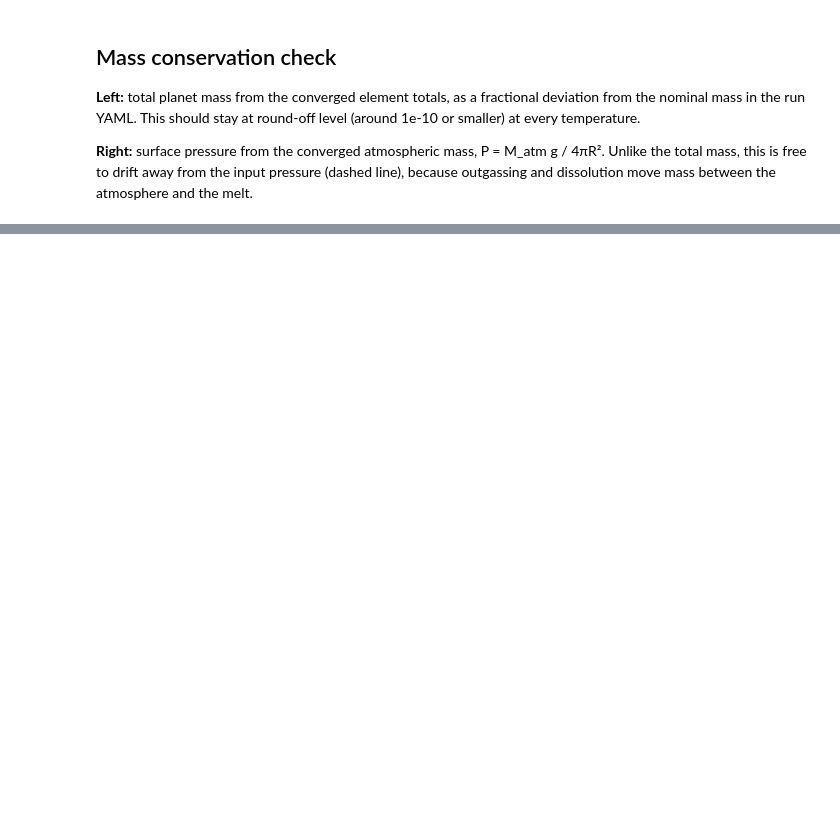
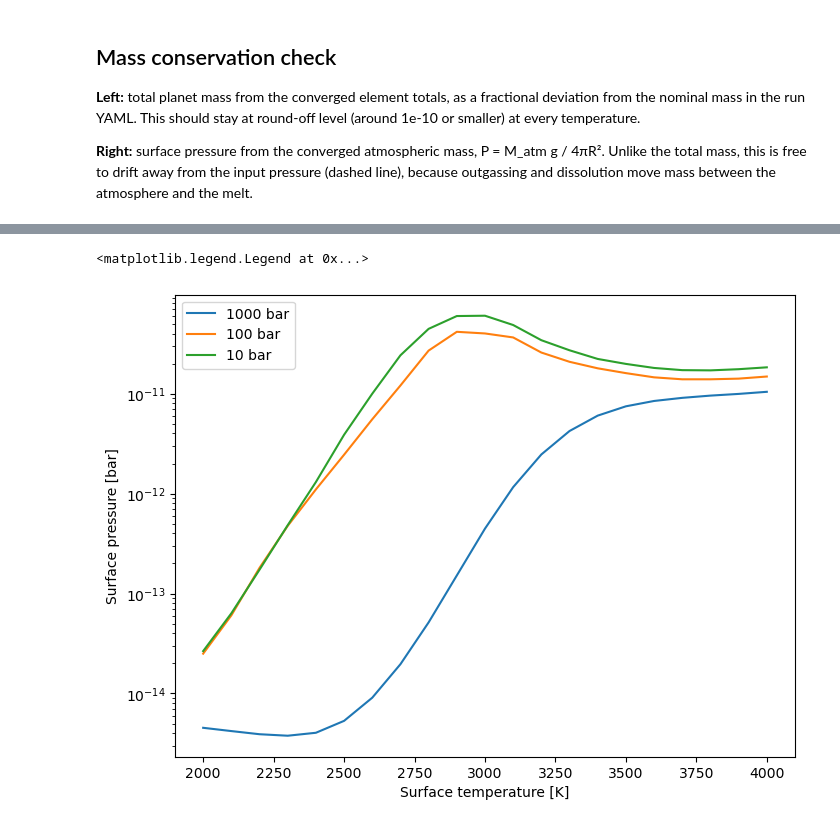
Before and after one commit to AlexMcGinty/GlobalChemicalEquilibrium_model, a Jupyter notebook: gce_tools_package/02_temperature_grid.ipynb, the cells around one changed output, grey strips where cells are left out. Saved outputs shown, nothing was run; the diff lists cells and outputs as text; code cells hidden in the pictures; blank space fills up the shorter version.

```diff
--- a/gce_tools_package/02_temperature_grid.ipynb
+++ b/gce_tools_package/02_temperature_grid.ipynb
@@ -131,0 +174,12 @@ dtype: float64
+# %%
+fig,axes=plt.subplots(figsize=(8,6))
+#axes.plot(H2_10000_bar["T_surface"], H2_10000_bar["P_surface_bar"], label="10000 bar")
+axes.semilogy(H2_10000_bar["T_surface"], H2_1000_bar["chi^2"], label="1000 bar")
+axes.semilogy(H2_10000_bar["T_surface"], H2_100_bar["chi^2"], label="100 bar")
+axes.semilogy(H2_10000_bar["T_surface"], H2_10_bar["chi^2"], label="10 bar")
+axes.set_xlabel("Surface temperature [K]")
+axes.set_ylabel("Surface pressure [bar]")
+axes.legend()
+# %% [output]
+<matplotlib.legend.Legend at 0x...>
+[figure, added]
```
Also changed, not shown: parts of 13 cells of this notebook, 6 other files.
